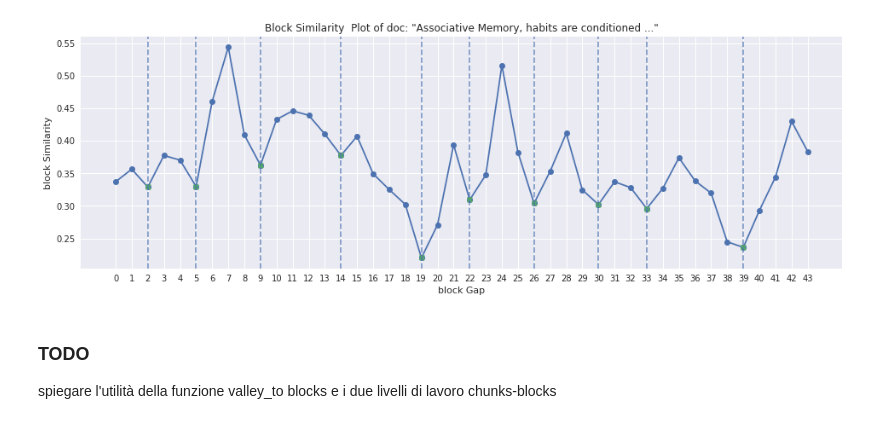
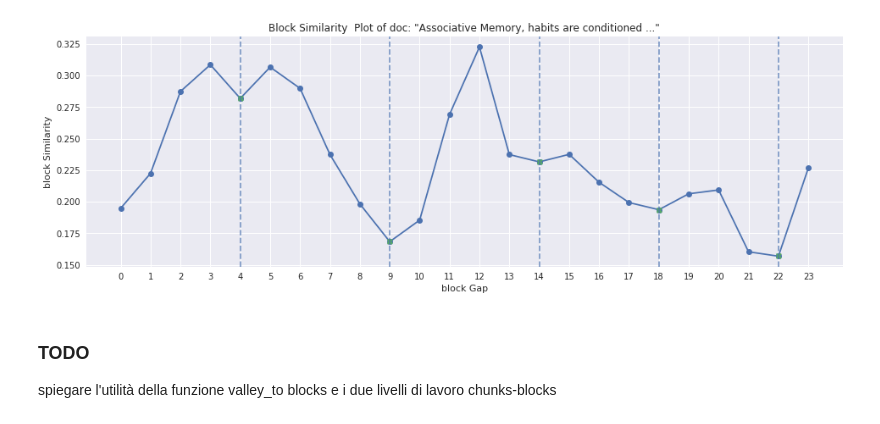
Before and after one commit to PRFina/TLN1920, a Jupyter notebook: DiCaro/esercitazione4/esercitazione4.ipynb, the cells around one changed output. Drawn from its saved outputs; the diff is of its cells as text; code cells hidden in the pictures.

```diff
--- a/DiCaro/esercitazione4/esercitazione4.ipynb
+++ b/DiCaro/esercitazione4/esercitazione4.ipynb
@@ -38,0 +42,11 @@ doc = dm.Document(Path('data/associative_memory.txt'), nltk.sent_tokenize)
+# %%
+doc = dm.Document(Path('data/test_doc.txt'), nltk.sent_tokenize, search_title=True)
+
+title = doc.title.split(".")[0] # get first part of the title
+
+print(f'Document title: "{title} ..."\n')
+
+N = 10
+chunks = '\n'.join(doc.get_chunks()[0:N])
+print(f"Document's first {N} chunks:\n{chunks}\n")
+print(f"Document's blocks breakpoints:{doc.get_breakpoints()}")
@@ -39,3 +86,3 @@ doc = dm.Document(Path('data/associative_memory.txt'), nltk.sent_tokenize)
 # %%
-glove_path = Path("data/glove/glove.6B.100d.txt")
+glove_path = Path("data/glove.6B.300d.txt")
 glove = dm.Glove(glove_path)
@@ -48,13 +119,13 @@ glove = dm.Glove(glove_path)
 # %%
 segmenter = segm.TextSegmenter(segm.preprocessor, glove, segm.cosine_similarity)
-
-minima, similarities, blocks = segmenter.segment(doc, initial_blocks=45)
+INITIAL_BLOCKS = 25 # is chosen carefully for demonstration purpose
+minima, similarities, blocks = segmenter.segment(doc, initial_blocks=INITIAL_BLOCKS)
 
 
 fig, ax = plt.subplots(1,1,figsize=(16,5))
 viz.block_similarity_plot(ax, doc, minima, similarities)
 # %% [output]
-[figure, old version]
+[figure, new version]
 # %% [markdown]
 ### TODO
 spiegare l'utilità della funzione valley_to blocks e i due livelli di lavoro chunks-blocks
```
Also changed, not shown: parts of 15 cells of this notebook, 4 other files.
